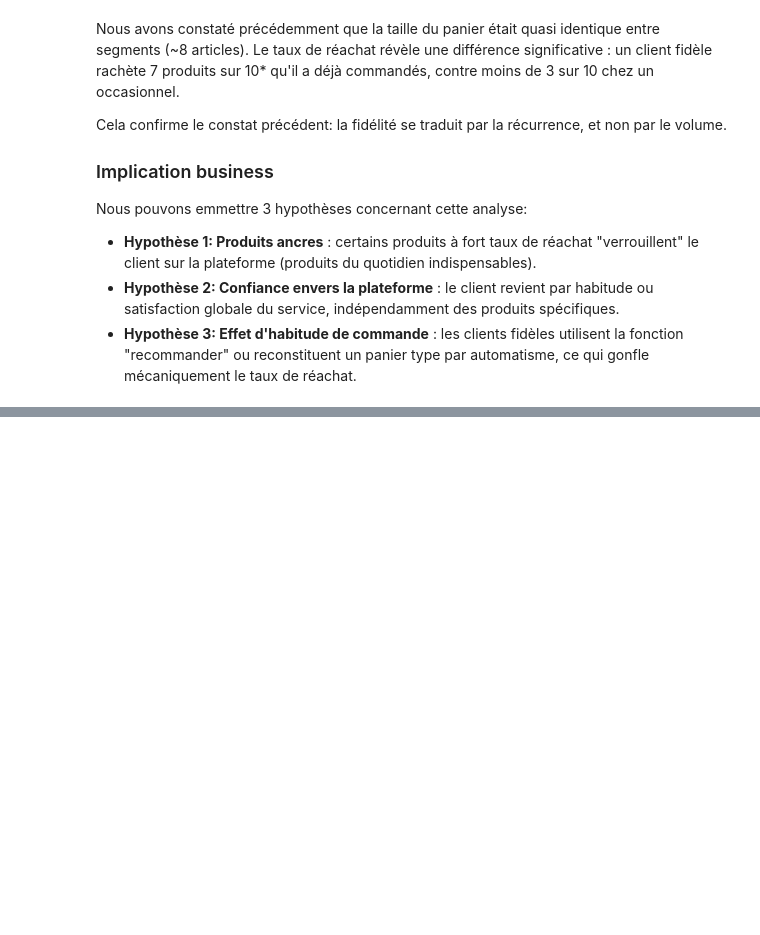
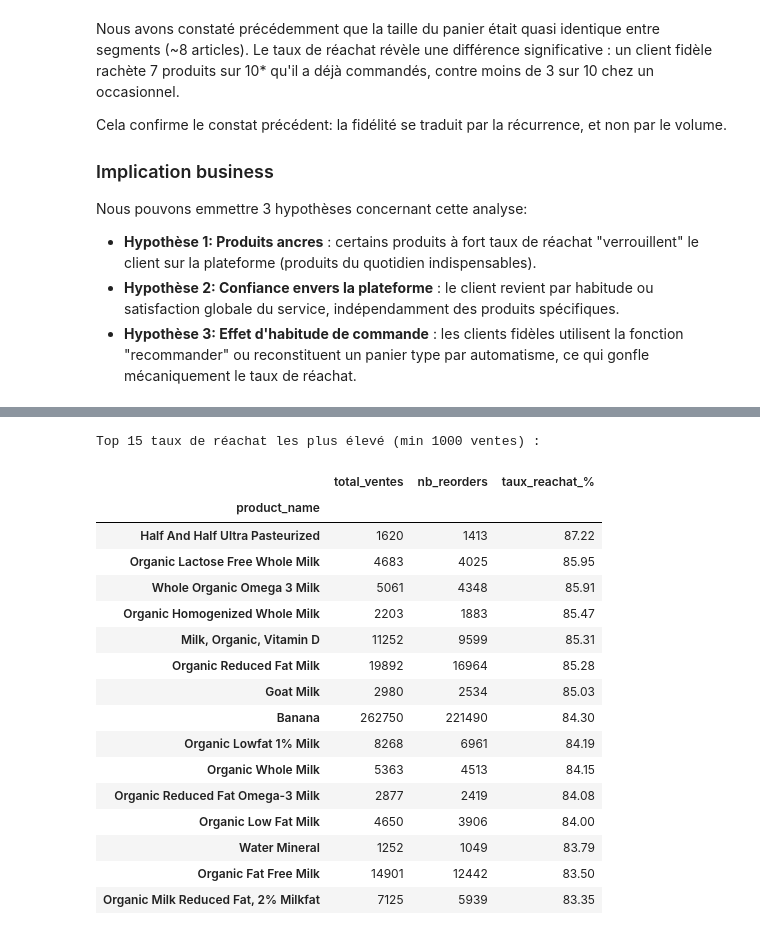
Before and after one commit to aurore204/Grocery-EDA-Reorder-Prediction, a Jupyter notebook: notebooks/03_behavior_evolution.ipynb, the cells around one changed output, grey strips where cells are left out. Saved outputs shown, nothing was run; the diff lists cells and outputs as text; code cells hidden in the pictures; blank space fills up the shorter version.

```diff
--- a/notebooks/03_behavior_evolution.ipynb
+++ b/notebooks/03_behavior_evolution.ipynb
@@ -219,0 +272,38 @@ Nous pouvons emmettre 3 hypothèses concernant cette analyse:
+# %%
+# Complément : taux de réachat par produit, parmi les produits vendus supérieur à 1000 fois.
+# Un produit peut être très vendu mais peu racheté, ou peu vendu mais toujours racheté.
+
+product_stats = (
+    data.groupby("product_name")
+    .agg(
+        total_ventes=("reordered", "count"),
+        nb_reorders=("reordered", "sum"),
+    )
+)
+product_stats["taux_reachat_%"] = (product_stats["nb_reorders"]*100) / product_stats["total_ventes"]
+
+# Filtrer les produits avec assez de voliumes pour être significatifs
+popular = product_stats[product_stats["total_ventes"] >= 1000].sort_values("taux_reachat_%", ascending=False)
+
+
+print("Top 15 taux de réachat les plus élevé (min 1000 ventes) :")
+popular.head(15).round(2)
+# %% [output]
+Top 15 taux de réachat les plus élevé (min 1000 ventes) :
+|  | total_ventes | nb_reorders | taux_reachat_% |
+| product_name |  |  |  |
+| Half And Half Ultra Pasteurized | 1620 | 1413 | 87.22 |
+| Organic Lactose Free Whole Milk | 4683 | 4025 | 85.95 |
+| Whole Organic Omega 3 Milk | 5061 | 4348 | 85.91 |
+| Organic Homogenized Whole Milk | 2203 | 1883 | 85.47 |
+| Milk, Organic, Vitamin D | 11252 | 9599 | 85.31 |
+| Organic Reduced Fat Milk | 19892 | 16964 | 85.28 |
+| Goat Milk | 2980 | 2534 | 85.03 |
+| Banana | 262750 | 221490 | 84.30 |
+| Organic Lowfat 1% Milk | 8268 | 6961 | 84.19 |
+| Organic Whole Milk | 5363 | 4513 | 84.15 |
+| Organic Reduced Fat Omega-3 Milk | 2877 | 2419 | 84.08 |
+| Organic Low Fat Milk | 4650 | 3906 | 84.00 |
+| Water Mineral | 1252 | 1049 | 83.79 |
+| Organic Fat Free Milk | 14901 | 12442 | 83.50 |
+| Organic Milk Reduced Fat, 2% Milkfat | 7125 | 5939 | 83.35 |
```
Also changed, not shown: parts of 6 cells of this notebook, 1 other file.
